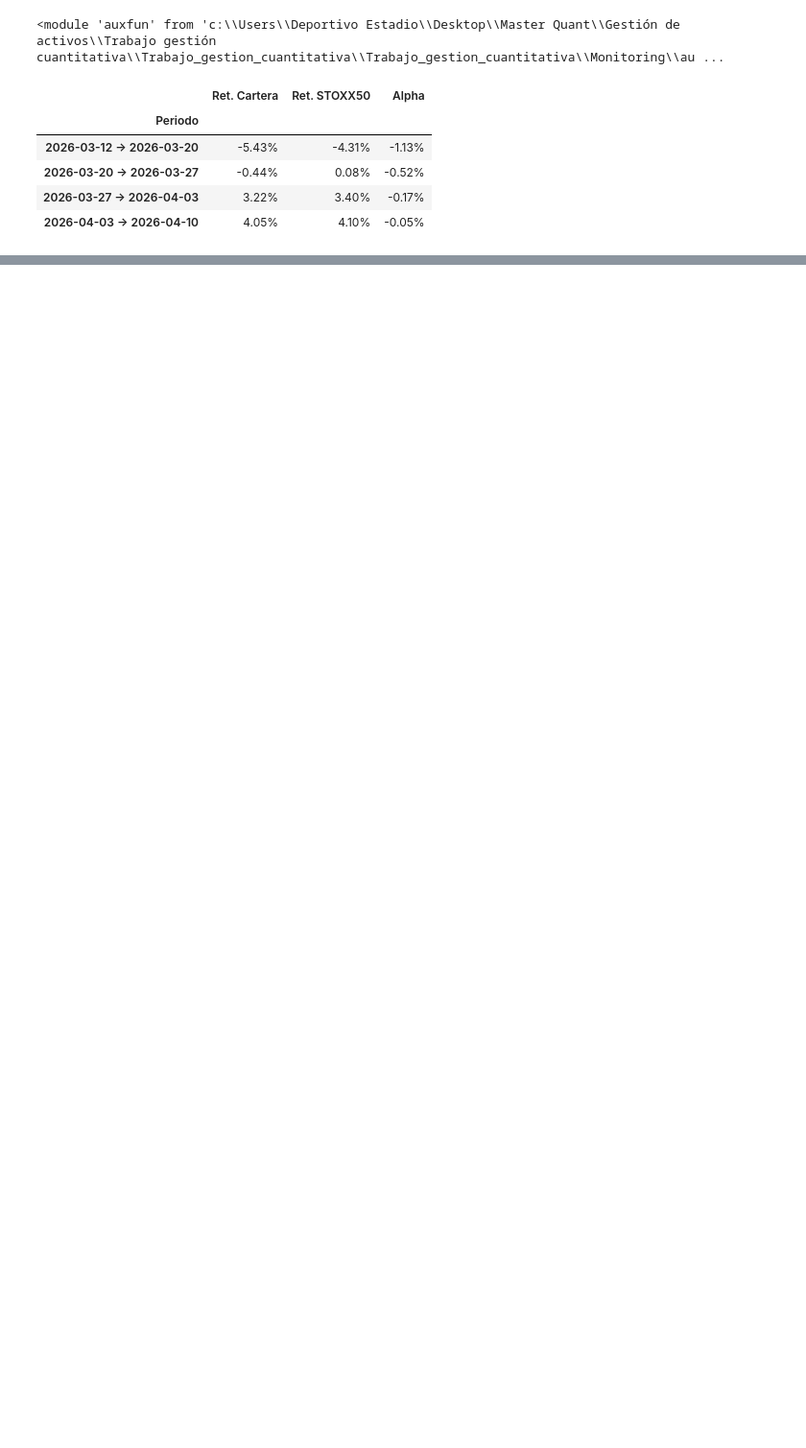
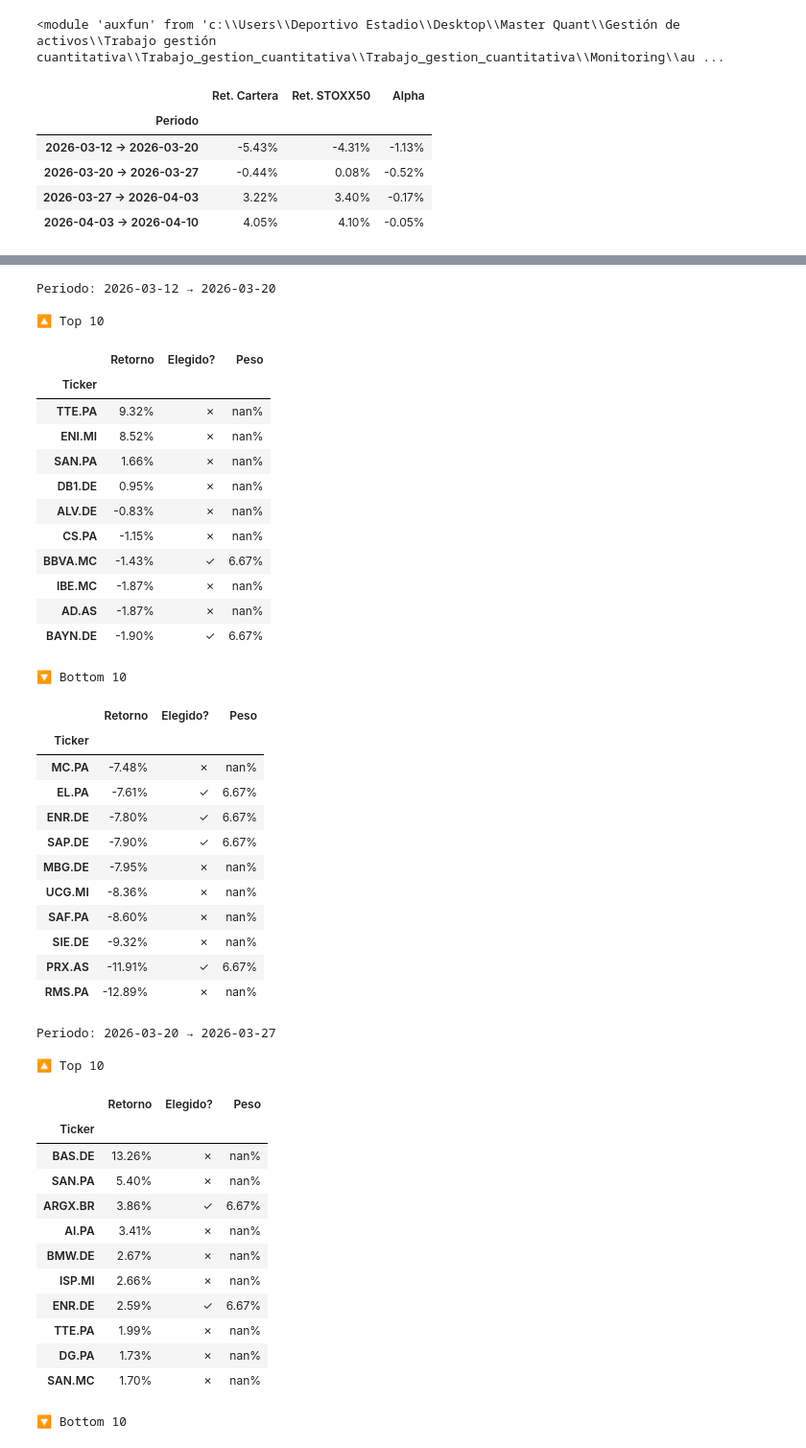
Before and after one commit to Javi-Puerta/Trabajo_gestion_cuantitativa, a Jupyter notebook: Monitoring/resultados_desagregados.ipynb, the cells around one changed output, grey strips where cells are left out. Shown at 96% size. Drawn from its saved outputs; the diff is of its cells as text; code cells hidden in the pictures; blank space fills up the shorter version.

```diff
--- a/Monitoring/resultados_desagregados.ipynb
+++ b/Monitoring/resultados_desagregados.ipynb
@@ -119,0 +121,47 @@ Periodo: 2026-04-03 → 2026-04-10 | Hit rate: 53% (8/15 en top 15) | BMK: 4.10%
+# %%
+auxfun.top_bottom_todas_semanas(df, universo_tickers)
+# %% [output]
+Periodo: 2026-03-12 → 2026-03-20
+
+🔼 Top 10
+|  | Retorno | Elegido? | Peso |
+| Ticker |  |  |  |
+| TTE.PA | 9.32% | ✗ | nan% |
+| ENI.MI | 8.52% | ✗ | nan% |
+| SAN.PA | 1.66% | ✗ | nan% |
+| DB1.DE | 0.95% | ✗ | nan% |
+| ALV.DE | -0.83% | ✗ | nan% |
+| CS.PA | -1.15% | ✗ | nan% |
+| BBVA.MC | -1.43% | ✓ | 6.67% |
+| IBE.MC | -1.87% | ✗ | nan% |
+| AD.AS | -1.87% | ✗ | nan% |
+| BAYN.DE | -1.90% | ✓ | 6.67% |
+🔽 Bottom 10
+|  | Retorno | Elegido? | Peso |
+| Ticker |  |  |  |
+| MC.PA | -7.48% | ✗ | nan% |
+| EL.PA | -7.61% | ✓ | 6.67% |
+| ENR.DE | -7.80% | ✓ | 6.67% |
+| SAP.DE | -7.90% | ✓ | 6.67% |
+| MBG.DE | -7.95% | ✗ | nan% |
+| UCG.MI | -8.36% | ✗ | nan% |
+| SAF.PA | -8.60% | ✗ | nan% |
+| SIE.DE | -9.32% | ✗ | nan% |
+| PRX.AS | -11.91% | ✓ | 6.67% |
+| RMS.PA | -12.89% | ✗ | nan% |
+Periodo: 2026-03-20 → 2026-03-27
+
+🔼 Top 10
+|  | Retorno | Elegido? | Peso |
+| Ticker |  |  |  |
+| BAS.DE | 13.26% | ✗ | nan% |
+| SAN.PA | 5.40% | ✗ | nan% |
+| ARGX.BR | 3.86% | ✓ | 6.67% |
+| AI.PA | 3.41% | ✗ | nan% |
+| BMW.DE | 2.67% | ✗ | nan% |
+| ISP.MI | 2.66% | ✗ | nan% |
+| ENR.DE | 2.59% | ✓ | 6.67% |
+| TTE.PA | 1.99% | ✗ | nan% |
+| DG.PA | 1.73% | ✗ | nan% |
+| SAN.MC | 1.70% | ✗ | nan% |
+🔽 Bottom 10
```
Also changed, not shown: parts of 3 cells of this notebook, 1 other file.
